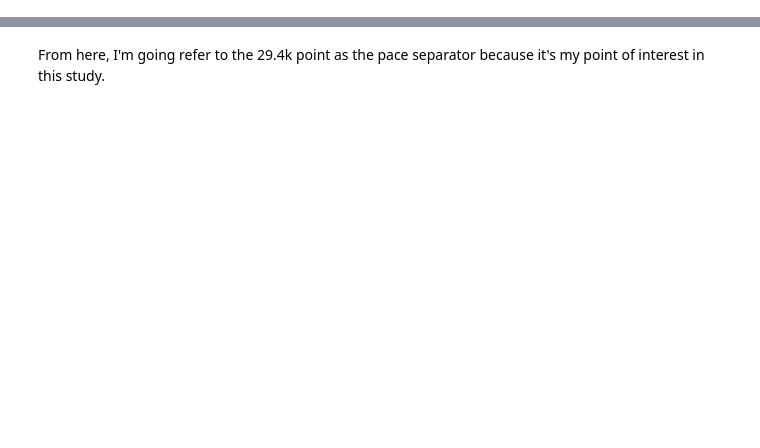
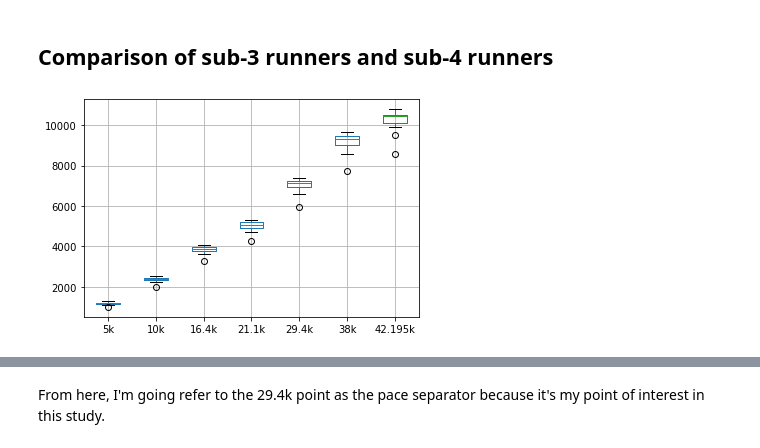
Before and after one commit to 2rara/Jupyter-Notebook, a Jupyter notebook: Reykjavik Marathon 2019 Analyzer.ipynb, the cells around one changed output, grey strips where cells are left out. Drawn from its saved outputs; the diff is of its cells as text; code cells hidden in the pictures; blank space fills up the shorter version.

```diff
--- a/Reykjavik Marathon 2019 Analyzer.ipynb
+++ b/Reykjavik Marathon 2019 Analyzer.ipynb
@@ -243,0 +131,15 @@ df2.plot.box(grid=True)
+# %%
+# Creating a table to put all the results in
+name = ['5k', '10k', '16.4k', '21.1k', '29.4k','38k','42.195k']
+
+runners_df = pd.DataFrame(columns = name)
+
+# Putting the running records into the new table
+runners_df['5k'] = l_5k
+runners_df['10k'] = l_10k
+runners_df['16.4k'] = l_16k
+runners_df['21.1k'] = l_21k
+runners_df['29.4k'] = l_29k
+runners_df['38k'] = l_38k
+runners_df['42.195k'] = finishtimes
+runners_df
@@ -243,0 +160,28 @@ df2.plot.box(grid=True)
+# %% [markdown]
+## Comparison of sub-3 runners and sub-4 runners
+# %%
+# Splitting the table for sub-3 runners and sub-4 runners
+sub_three_df = runners_df[(runners_df['42.195k'] < '03:00:00')].reset_index(drop=True) # sub-3 runners
+sub_four_df = runners_df[(runners_df['42.195k'] >= '03:00:00') & (runners_df['42.195k'] < '04:00:00')].reset_index(drop=True) # sub-4 runners
+# %%
+# Function to convert each time record to seconds
+def time_to_second(df):
+    for i in range(len(df)):
+        for j in range(len(df.columns)):
+            t = pd.to_datetime(df.iloc[i][j])
+            seconds = (t.hour * 60 + t.minute) * 60 + t.second
+            df.iloc[i][j] = seconds
+    return df
+# %%
+# Converting the time records to seconds
+sub_three_sec_df = time_to_second(sub_three_df.copy())
+sub_four_sec_df = time_to_second(sub_four_df.copy())
+# %%
+# Visualizing the sub-3 table with a box plot
+import matplotlib.pyplot as plt
+
+sub_three_boxplot = sub_three_sec_df.plot.box(grid=True)
+sub_three_boxplot.plot()
+plt.show()
+# %% [output]
+[figure, added]
```
Also changed, not shown: parts of 46 cells of this notebook.
